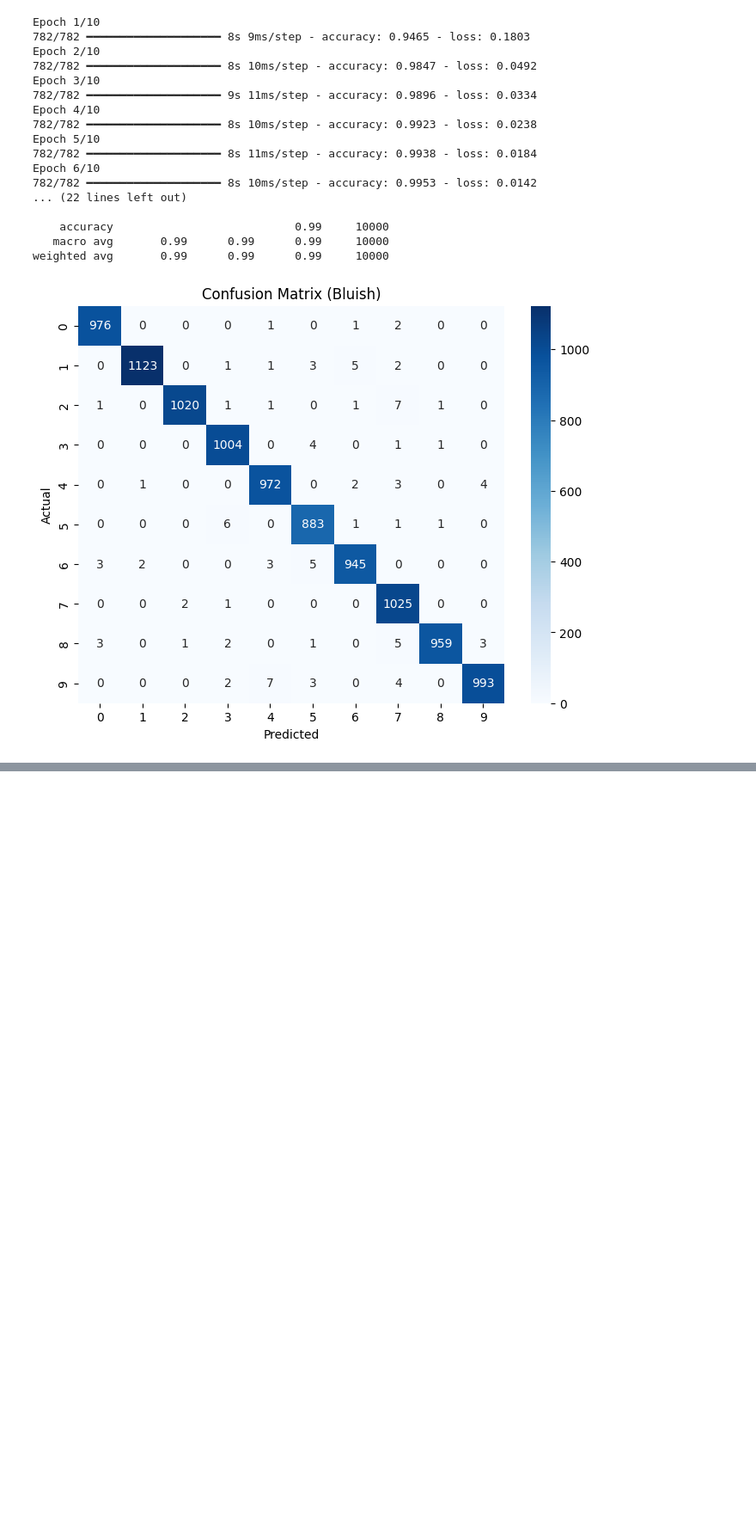
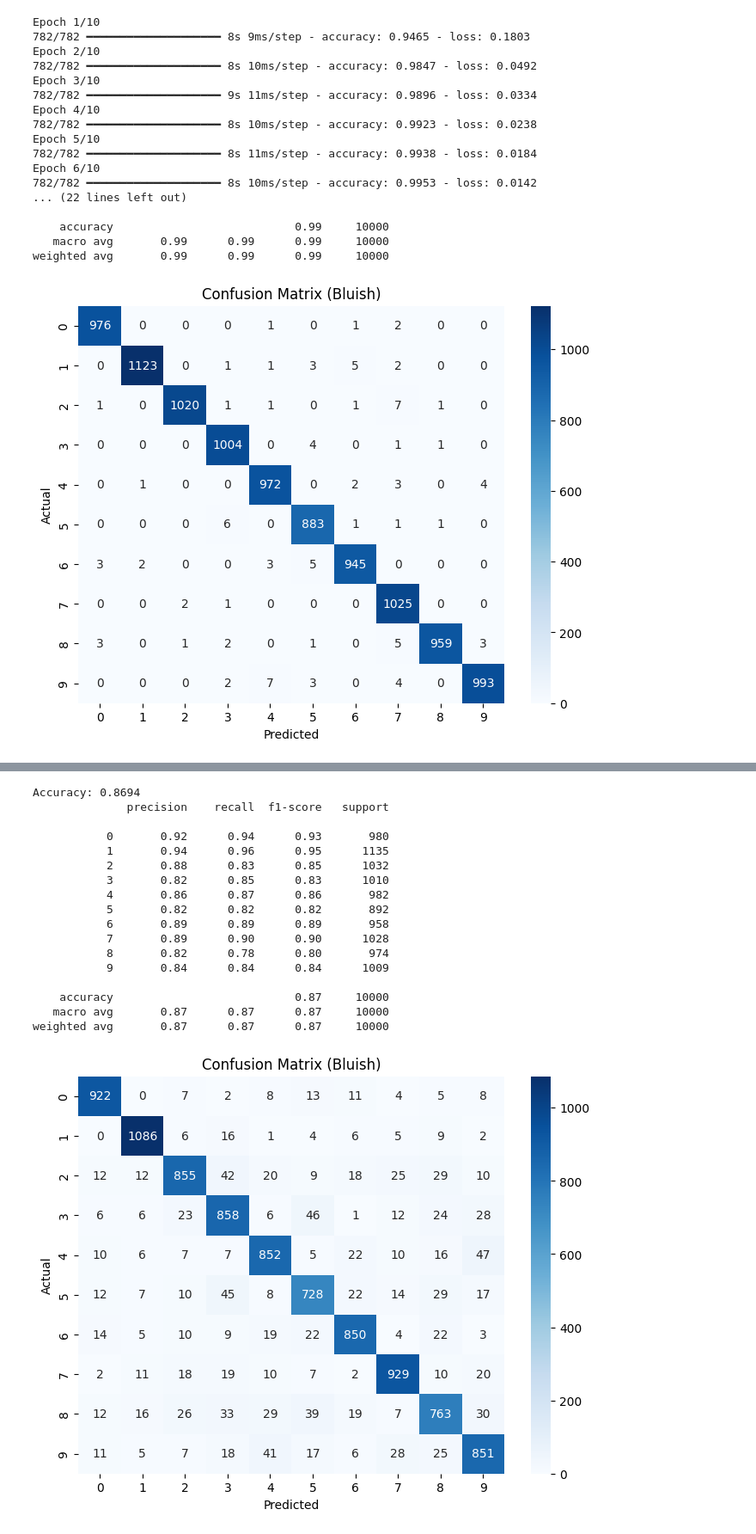
Before and after one commit to Hashir-Ashraf-Awan/AI-labWork, a Jupyter notebook: Assignment01/q1.ipynb, the cells around one changed output, grey strips where cells are left out. Shown: that part at 86% size. Saved outputs shown, nothing was run; the diff lists cells and outputs as text; code cells hidden in the pictures; blank space fills up the shorter version.

```diff
--- a/Assignment01/q1.ipynb
+++ b/Assignment01/q1.ipynb
@@ -272,3 +272,49 @@ Epoch 6/10
    macro avg       0.99      0.99      0.99     10000
 weighted avg       0.99      0.99      0.99     10000
 [figure]
+# %%
+import numpy as np
+import pandas as pd
+import matplotlib.pyplot as plt
+import seaborn as sns
+from sklearn.tree import DecisionTreeClassifier
+from sklearn.metrics import accuracy_score, confusion_matrix, classification_report
+
+train_df = pd.read_csv("mnist_train.csv")
+test_df = pd.read_csv("mnist_test.csv")
+
+y_train = train_df.iloc[:, 0].values
+X_train = train_df.iloc[:, 1:].values
+y_test = test_df.iloc[:, 0].values
+X_test = test_df.iloc[:, 1:].values
+
+X_train = X_train[:50000]
+y_train = y_train[:50000]
+
+plt.figure(figsize=(6, 6))
+for i in range(9):
+    plt.subplot(3, 3, i+1)
+    plt.imshow(X_train[i].reshape(28, 28), cmap='gray')
+    plt.title(f"{y_train[i]}")
+    plt.axis('off')
+plt.show()
+
+X_train = X_train / 255.0
+X_test = X_test / 255.0
+
+clf = DecisionTreeClassifier(random_state=42)
+clf.fit(X_train, y_train)
+
+y_pred = clf.predict(X_test)
+
+print("Accuracy:", accuracy_score(y_test, y_pred))
+print(classification_report(y_test, y_pred))
+
+cm = confusion_matrix(y_test, y_pred)
+plt.figure(figsize=(8, 6))
+sns.heatmap(cm, annot=True, fmt="d", cmap="Blues")
+plt.xlabel("Predicted")
+plt.ylabel("Actual")
+plt.title("Confusion Matrix (Bluish)")
+plt.show()
+# %% [output]
@@ -274,0 +322,18 @@ weighted avg       0.99      0.99      0.99     10000
+Accuracy: 0.8694
+              precision    recall  f1-score   support
+
+           0       0.92      0.94      0.93       980
+           1       0.94      0.96      0.95      1135
+           2       0.88      0.83      0.85      1032
+           3       0.82      0.85      0.83      1010
+           4       0.86      0.87      0.86       982
+           5       0.82      0.82      0.82       892
+           6       0.89      0.89      0.89       958
+           7       0.89      0.90      0.90      1028
+           8       0.82      0.78      0.80       974
+           9       0.84      0.84      0.84      1009
+
+    accuracy                           0.87     10000
+   macro avg       0.87      0.87      0.87     10000
+weighted avg       0.87      0.87      0.87     10000
+[figure, added]
```
Also changed, not shown: parts of 1 cell of this notebook, 1 other file.
